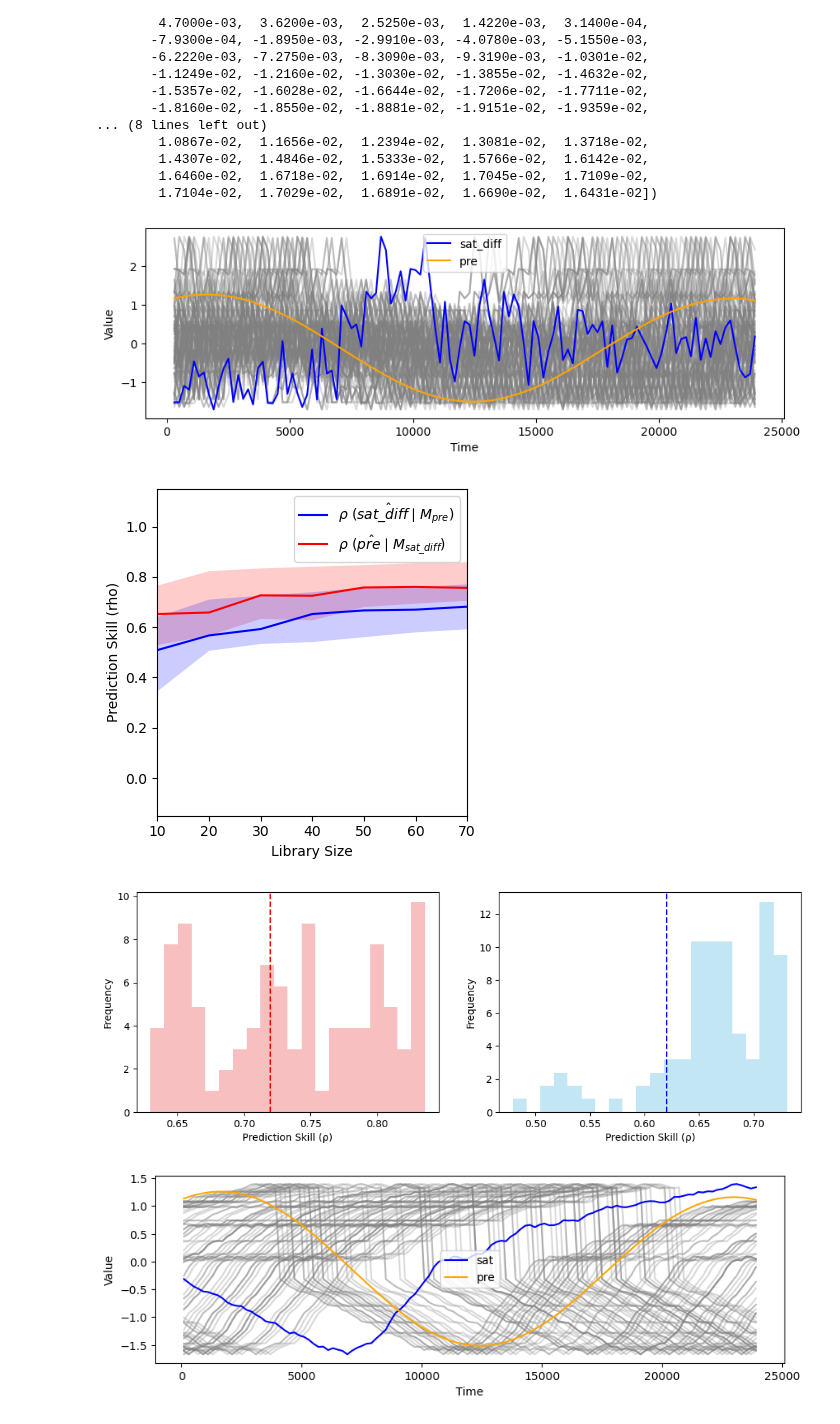
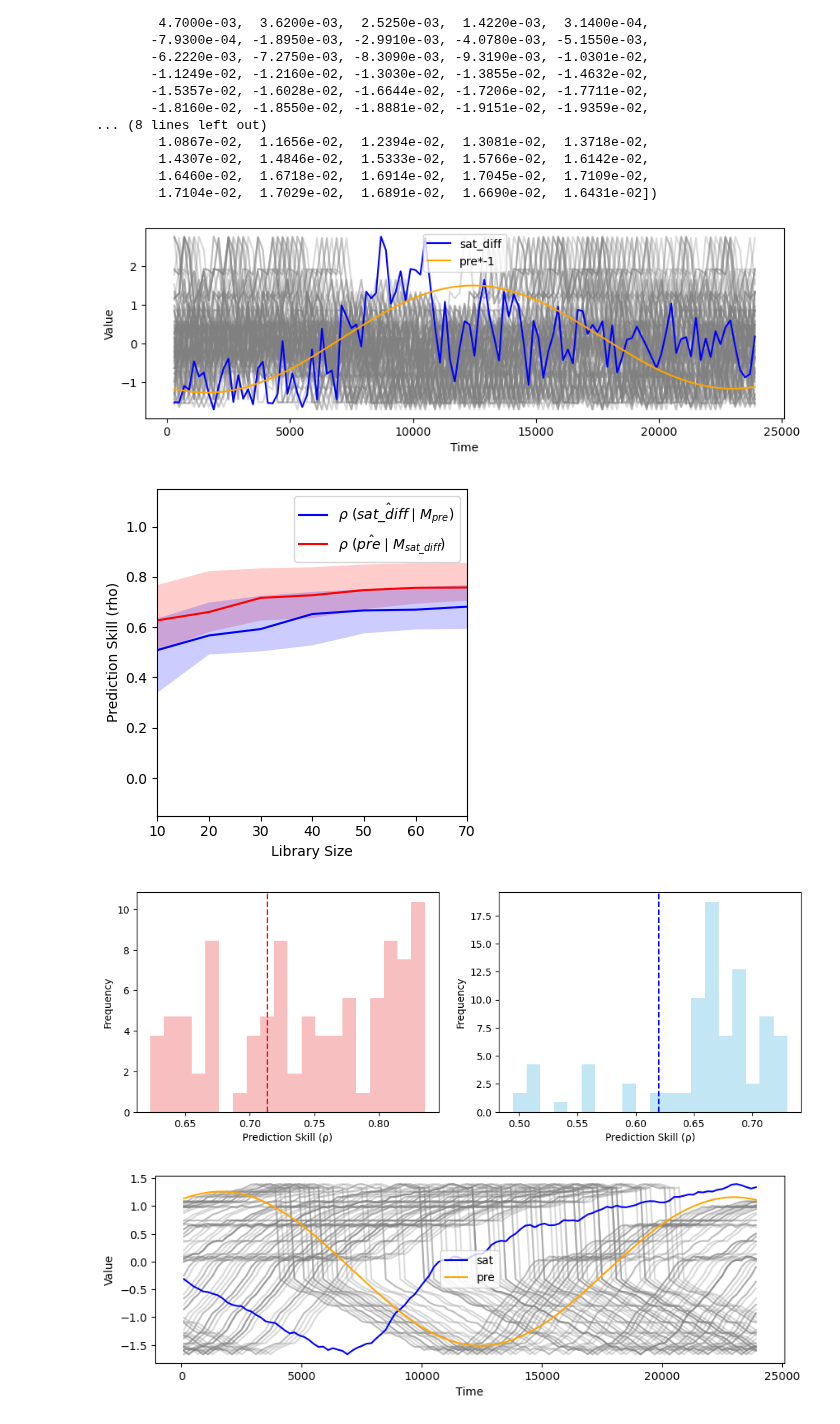
Before and after one commit to Peisong-Zheng/Inso_LGMR, a Jupyter notebook: test_on_single_data.ipynb, the cells around one changed output. Saved outputs shown, nothing was run; the diff lists cells and outputs as text; code cells hidden in the pictures.

```diff
--- a/test_on_single_data.ipynb
+++ b/test_on_single_data.ipynb
@@ -175,23 +175,23 @@ array([ 1.6777e-02,  1.7182e-02,  1.7535e-02,  1.7836e-02,  1.8083e-02,
 # %%
 from toolbox import significant_test as st
 import importlib
 importlib.reload(st)
 
 ccm_out, ran_ccm_list_xy, test_result=st.ccm_significance_test_v2(ds_sat_diff, df_pre, lat_idx=50, lon_idx=80,
     E=5,
     tau=-4,
     n_ran=100,
     libSizes="10 20 30 40 50 60 70",
     Tp=0,
     sample=10,
     random =True,
-    flip_pre= False,
+    flip_pre= True,
     showPlot=True
 )
 # %% [output]
-[figure, old version]
+[figure, new version]
-[figure, old version]
+[figure, new version]
-[figure, old version]
+[figure, new version]
 # %%
 from toolbox import significant_test as st
 import importlib
```
Also changed, not shown: parts of 2 cells of this notebook.
